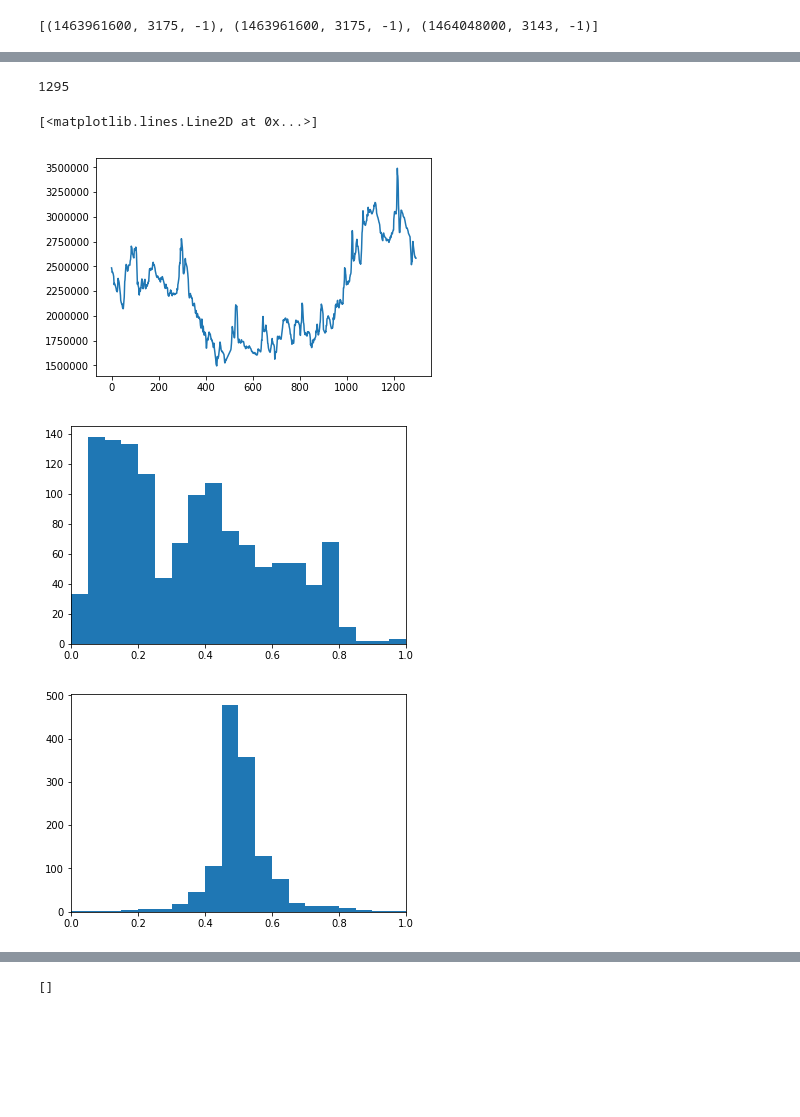
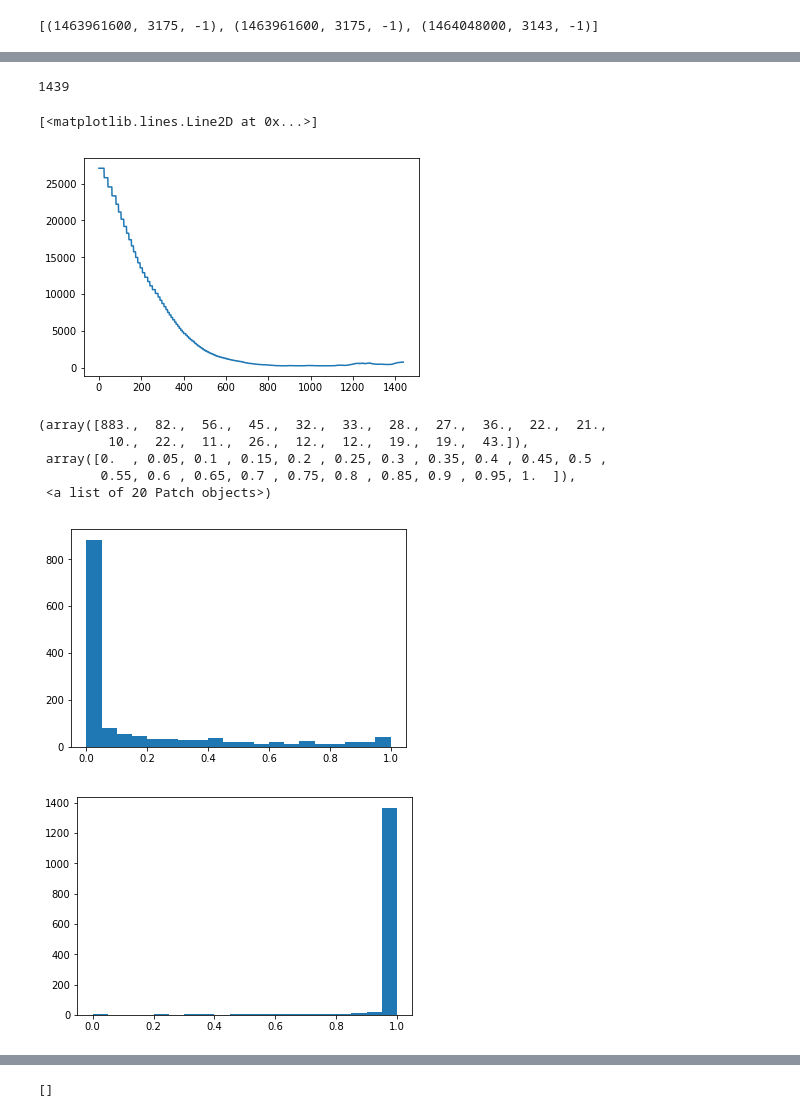
Before and after one commit to rmmartin02/OSRS_Research, a Jupyter notebook: DataPreProcessing.ipynb, the cells around one changed output, grey strips where cells are left out. Drawn from its saved outputs; the diff is of its cells as text; code cells hidden in the pictures; blank space fills up the shorter version.

```diff
--- a/DataPreProcessing.ipynb
+++ b/DataPreProcessing.ipynb
@@ -715,10 +497,0 @@ plt.plot(keys,cumSums)
-# %%
-# check length of available datasets
-underPriced = {}
-for item in itemPrices:
-    prices = [a[1] for a in itemPrices[item]]
-    i = getUnderPriced(prices)
-    if i in underPriced:
-        underPriced[i].append(item)
-    else:
-        underPriced[i] = [item]
@@ -737,15 +497,0 @@ plt.show()
-# %%
-# fix it
-ls = []
-for item in itemPrices:
-    ls.append(len(itemPrices[item]))
-print(np.mean(ls))
-
-for key in underPriced:
-    for item in underPriced[key]:
-        itemPrices[item] = itemPrices[item][key:]
-
-ls = []
-for item in itemPrices:
-    ls.append(len(itemPrices[item]))
-print(np.mean(ls))
@@ -755,5 +498,8 @@ print(np.mean(ls))
 # %%
-with open('Data/itemPrices.pickle','wb') as f:
+# save results back to itemPrices
+for item in itemPrices:
+    itemPrices[item].sort(key=lambda tup: tup[0])
+with open('itemPrices.pickle', 'wb') as f:
     pickle.dump(itemPrices,f)
 # %%
 # check length of available datasets
@@ -816,22 +562,25 @@ Ancient_stole
 # %%
 # normalization
-item = 'Abyssal_whip'
+item = 'Karambwan_vessel'
 print(len(itemPrices[item]))
 x = np.array([a[1] for a in itemPrices[item]])
 plt.plot(x)
 # %% [output]
-1295
+1439
 [<matplotlib.lines.Line2D at 0x...>]
-[figure, old version]
+[figure, new version]
 # %%
 scaler = preprocessing.MinMaxScaler()
 x_scaled = scaler.fit_transform(x.reshape(-1, 1))
 # %%
-plt.xlim(0,1)
 plt.hist(x_scaled,20)
-plt.show()
 # %% [output]
+(array([883.,  82.,  56.,  45.,  32.,  33.,  28.,  27.,  36.,  22.,  21.,
+         10.,  22.,  11.,  26.,  12.,  12.,  19.,  19.,  43.]),
+ array([0.  , 0.05, 0.1 , 0.15, 0.2 , 0.25, 0.3 , 0.35, 0.4 , 0.45, 0.5 ,
+        0.55, 0.6 , 0.65, 0.7 , 0.75, 0.8 , 0.85, 0.9 , 0.95, 1.  ]),
+ <a list of 20 Patch objects>)
-[figure, old version]
+[figure, new version]
 # %%
 diff_x = [0] * (len(x)-1)
 for i in range(len(x)-1):
@@ -842,10 +591,9 @@ log_x = np.log(diff_x)
 x_diff_scaled = scaler.fit_transform(diff_x.reshape(-1, 1))
 x_log_scaled = scaler.fit_transform(log_x.reshape(-1, 1))
 # %%
-plt.xlim(0,1)
 plt.hist(x_diff_scaled,20)
 plt.show()
 # %% [output]
-[figure, old version]
+[figure, new version]
 # %%
 # potential validation
```
Also changed, not shown: parts of 53 cells of this notebook, 13 other files.
